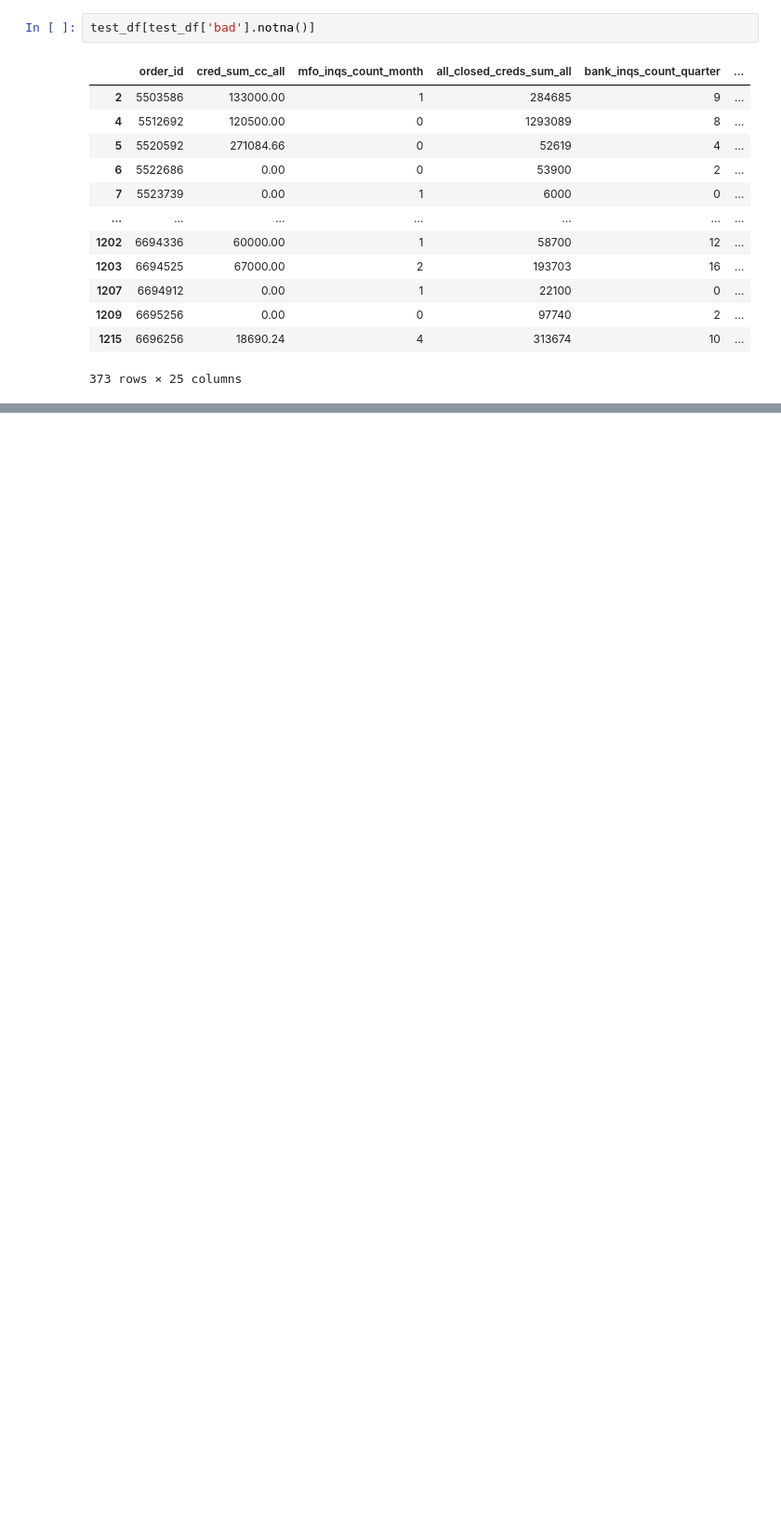
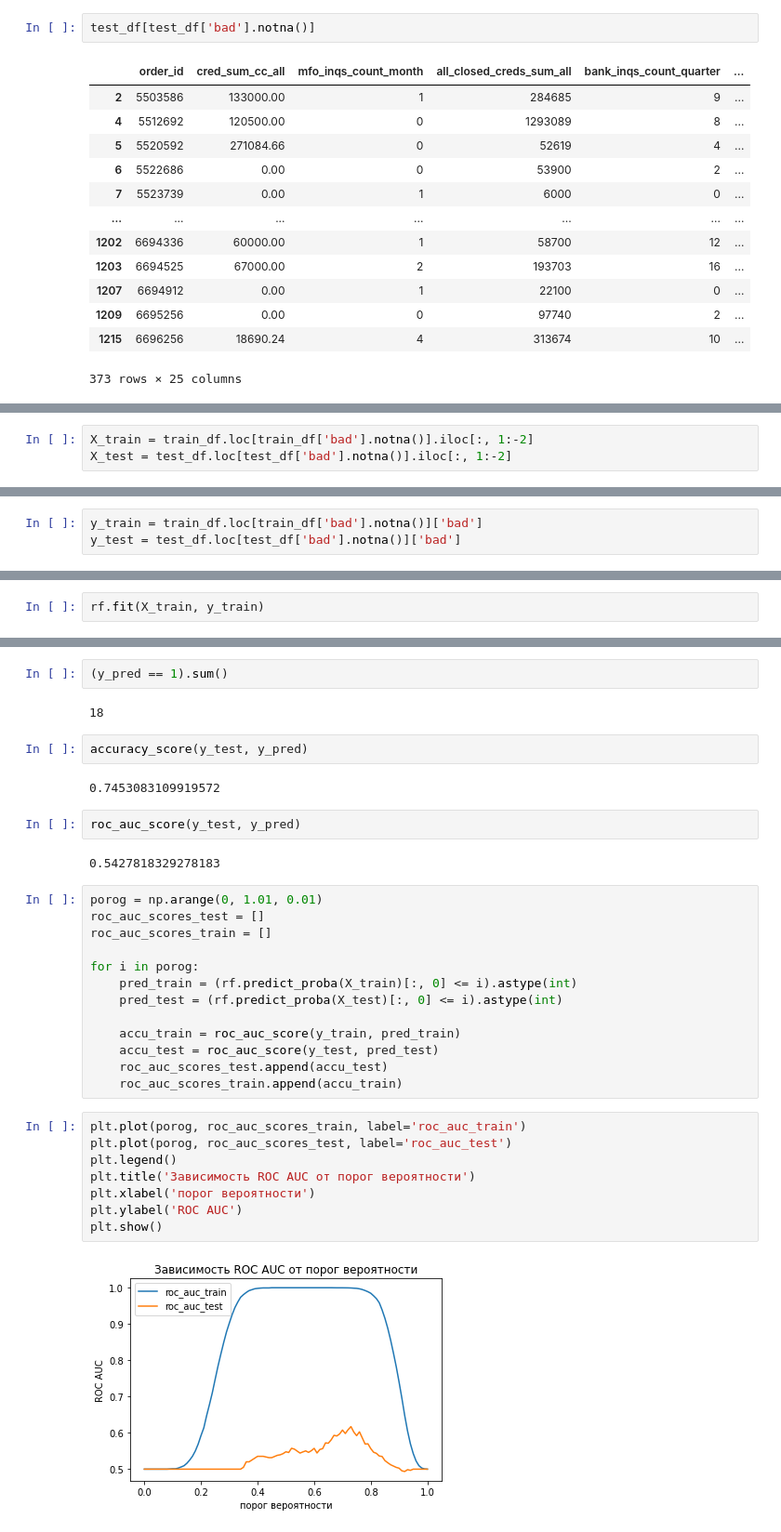
Before and after one commit to alexanderlakiza/misc, a Jupyter notebook: devim_enrollment.ipynb, the cells around one changed output, grey strips where cells are left out. Shown at 93% size. Saved outputs shown, nothing was run; the diff lists cells and outputs as text; blank space fills up the shorter version.

```diff
--- a/devim_enrollment.ipynb
+++ b/devim_enrollment.ipynb
@@ -1008,0 +1022,3 @@ test_df[test_df['bad'].notna()]
+# %%
+X_train = train_df.loc[train_df['bad'].notna()].iloc[:, 1:-2]
+X_test = test_df.loc[test_df['bad'].notna()].iloc[:, 1:-2]
@@ -1008,0 +1038,3 @@ test_df[test_df['bad'].notna()]
+# %%
+y_train = train_df.loc[train_df['bad'].notna()]['bad']
+y_test = test_df.loc[test_df['bad'].notna()]['bad']
@@ -1008,0 +1047,2 @@ test_df[test_df['bad'].notna()]
+# %%
+rf.fit(X_train, y_train)
@@ -1008,0 +1064,35 @@ test_df[test_df['bad'].notna()]
+# %%
+(y_pred == 1).sum()
+# %% [output]
+18
+# %%
+accuracy_score(y_test, y_pred)
+# %% [output]
+0.7453083109919572
+# %%
+roc_auc_score(y_test, y_pred)
+# %% [output]
+0.5427818329278183
+# %%
+porog = np.arange(0, 1.01, 0.01)
+roc_auc_scores_test = []
+roc_auc_scores_train = []
+
+for i in porog:
+    pred_train = (rf.predict_proba(X_train)[:, 0] <= i).astype(int)
+    pred_test = (rf.predict_proba(X_test)[:, 0] <= i).astype(int)
+
+    accu_train = roc_auc_score(y_train, pred_train)
+    accu_test = roc_auc_score(y_test, pred_test)
+    roc_auc_scores_test.append(accu_test)
+    roc_auc_scores_train.append(accu_train)
+# %%
+plt.plot(porog, roc_auc_scores_train, label='roc_auc_train')
+plt.plot(porog, roc_auc_scores_test, label='roc_auc_test')
+plt.legend()
+plt.title('Зависимость ROC AUC от порог вероятности')
+plt.xlabel('порог вероятности')
+plt.ylabel('ROC AUC')
+plt.show()
+# %% [output]
+[figure, added]
```
Also changed, not shown: parts of 59 cells of this notebook.
